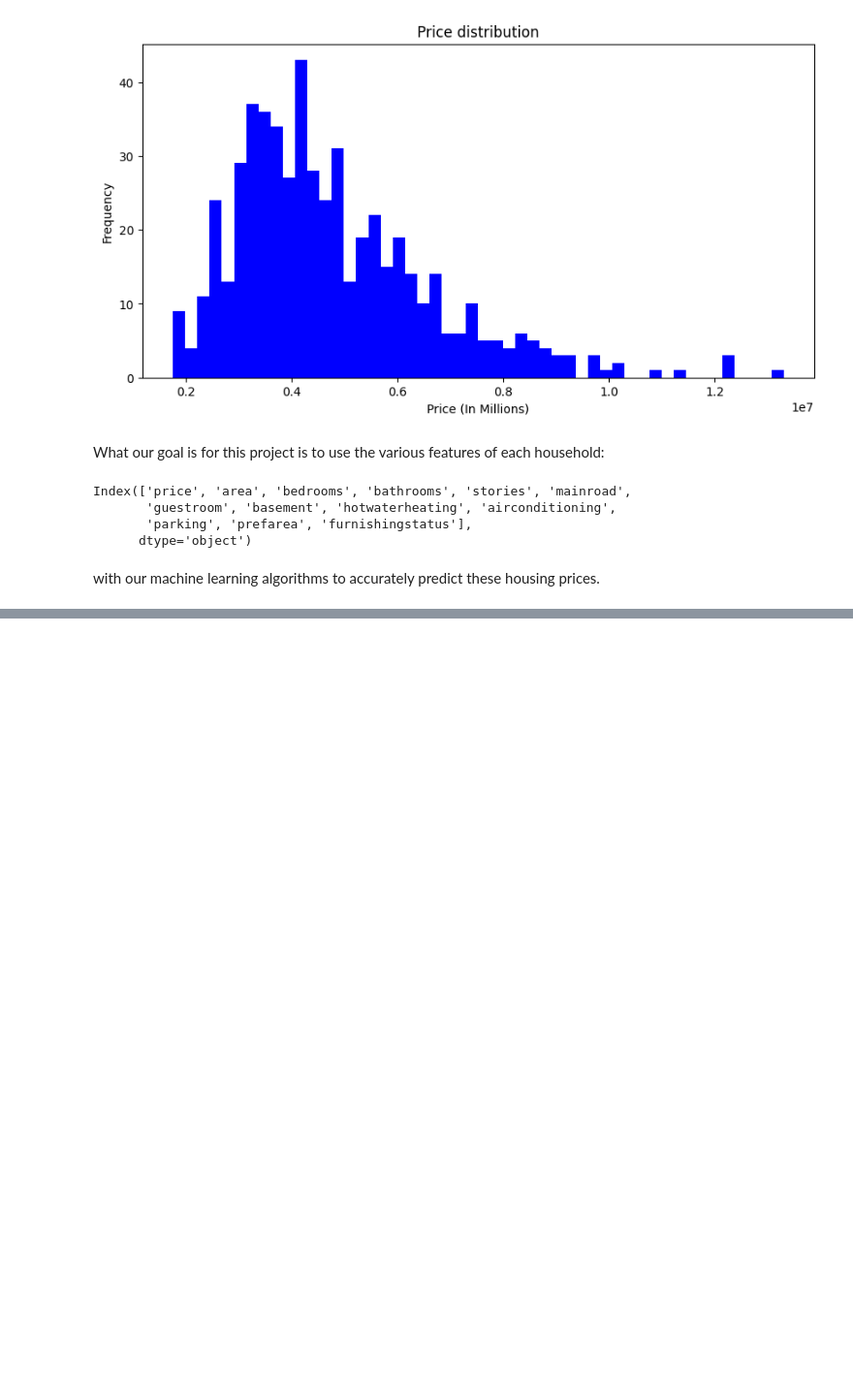
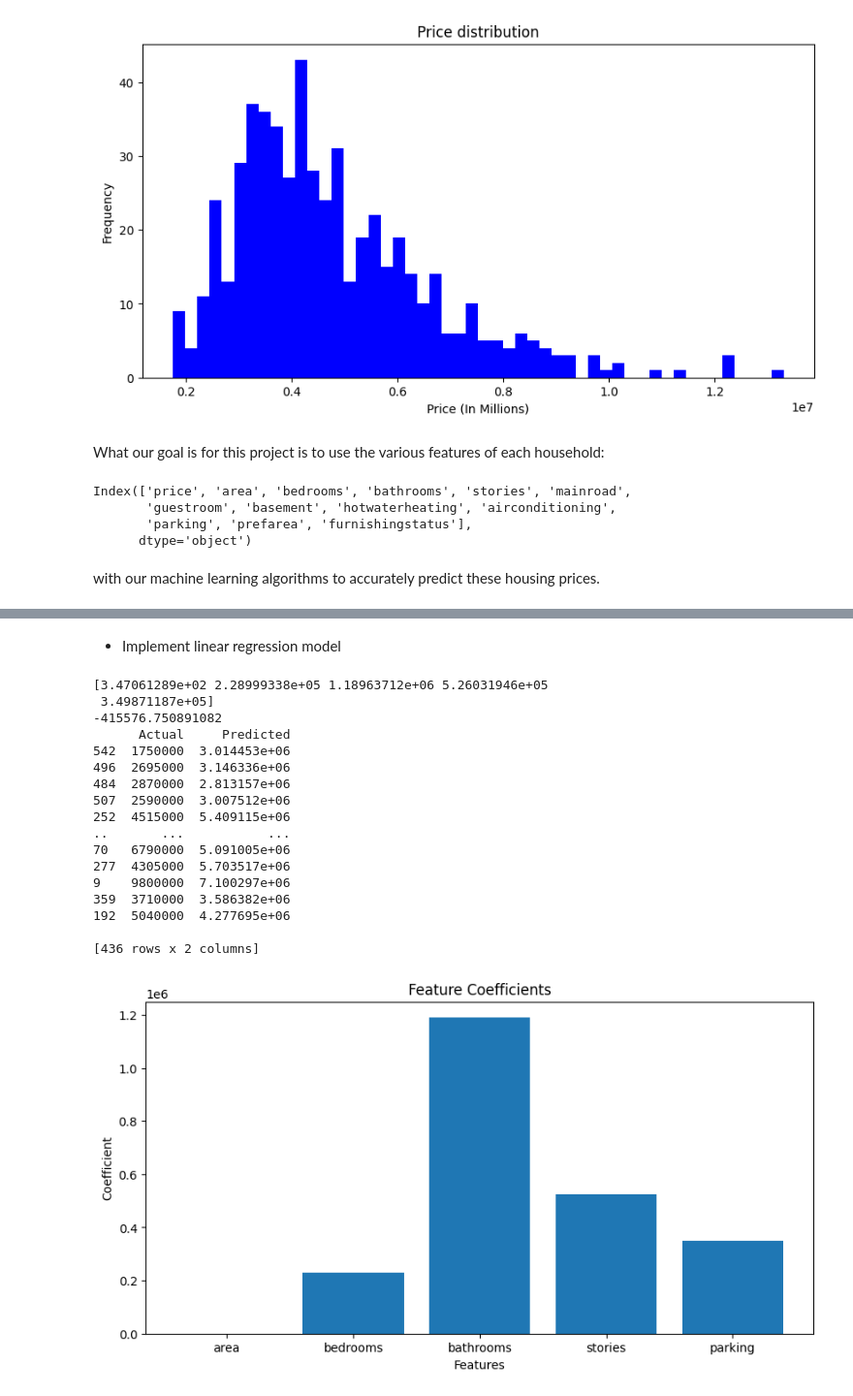
Before and after one commit to sgmalik/ML-Final-Project, a Jupyter notebook: main.ipynb, the cells around one changed output, grey strips where cells are left out. Shown: that part at 97% size. Drawn from its saved outputs; the diff is of its cells as text; code cells hidden in the pictures; blank space fills up the shorter version.

Commit message:
implemented linear regression, need to readjust after feature engineering is done and categorical data is converted acordingly

```diff
--- a/main.ipynb
+++ b/main.ipynb
@@ -74,0 +90,14 @@ with our machine learning algorithms to accurately predict these housing prices.
+# %%
+# features and target
+X = data.drop('price', axis=1)
+# remove categorical data, will remove this when we learn how to handle categorical data
+X = X.drop(data.select_dtypes(include='object').columns, axis=1)
+# verify categorical data dropped
+print(X.columns)
+print(X.dtypes)
+y = data['price']
+
+# Split data into training and testing sets
+X_train, X_test, y_train, y_test = train_test_split(X, y, test_size=0.2, random_state=0) # test_size = 0.2 means 20% of the data will be used for testing
+# Verifying split
+print(X_train.shape, X_test.shape)
@@ -74,0 +113,38 @@ with our machine learning algorithms to accurately predict these housing prices.
+# %% [markdown]
+* Implement linear regression model
+# %%
+model = LinearRegression()
+# Train the model
+model.fit(X_train, y_train)
+# These are the coefficients for each feature in the dataset. The intercept is the value of y when all x values are 0. The importance of each feature can be determined by the magnitude of the coefficient. The larger the coefficient, the more important the feature is in predicting the target variable.
+print(model.coef_)
+print(model.intercept_)
+# Bar chart of coefficients
+plt.figure(figsize=(10, 5))
+plt.bar(X_train.columns, model.coef_)
+plt.xlabel('Features')
+plt.ylabel('Coefficient')
+plt.title('Feature Coefficients')
+# Predict the target variable for the training data
+y_pred = model.predict(X_train)
+# Display predicted price vs actual price
+print(pd.DataFrame({'Actual': y_train, 'Predicted': y_pred}))
+# %% [output]
+[3.47061289e+02 2.28999338e+05 1.18963712e+06 5.26031946e+05
+ 3.49871187e+05]
+-415576.750891082
+      Actual     Predicted
+542  1750000  3.014453e+06
+496  2695000  3.146336e+06
+484  2870000  2.813157e+06
+507  2590000  3.007512e+06
+252  4515000  5.409115e+06
+..       ...           ...
+70   6790000  5.091005e+06
+277  4305000  5.703517e+06
+9    9800000  7.100297e+06
+359  3710000  3.586382e+06
+192  5040000  4.277695e+06
+
+[436 rows x 2 columns]
+[figure, added]
```
Also changed, not shown: parts of 9 cells of this notebook.
